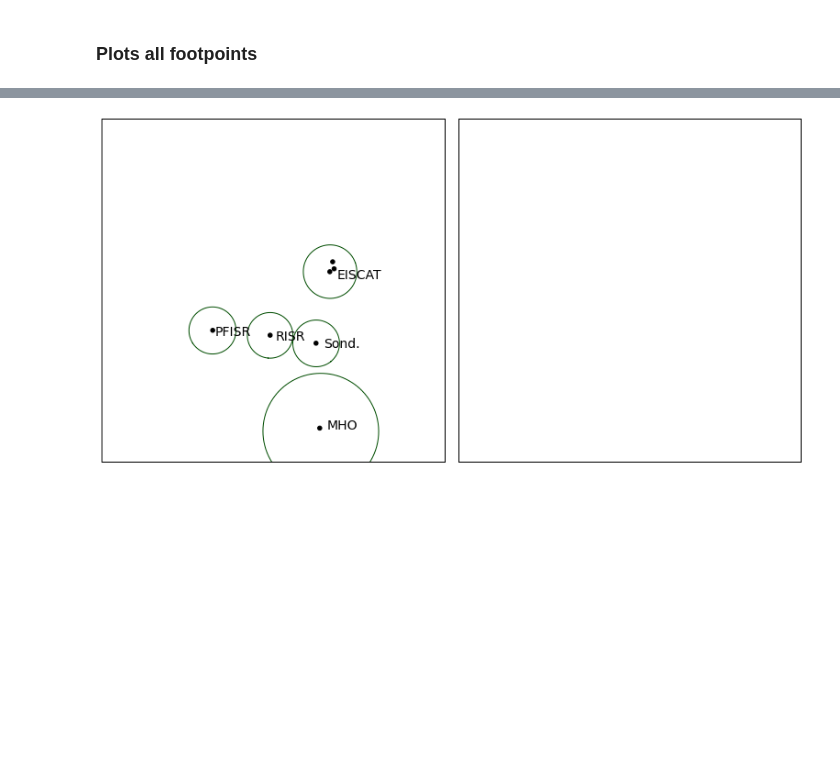
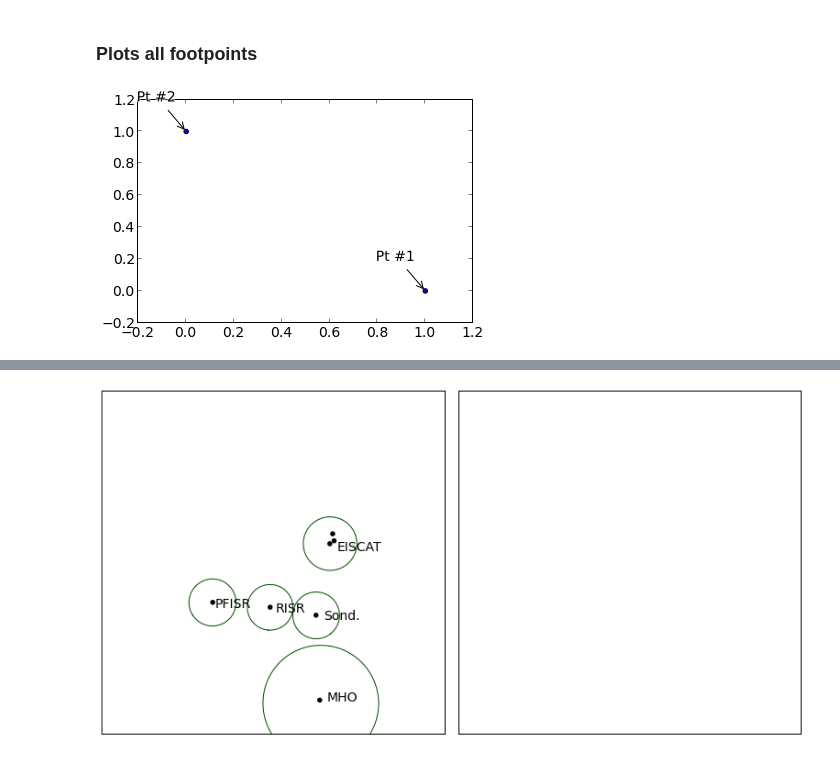
Before and after one commit to sdelarquier/code, a Jupyter notebook: notebooks/RBSP_plot.ipynb, the cells around one changed output, grey strips where cells are left out. Cells and saved outputs as stored; diff of their text form; code cells hidden in the pictures; blank space fills up the shorter version.

```diff
--- a/notebooks/RBSP_plot.ipynb
+++ b/notebooks/RBSP_plot.ipynb
@@ -226,6 +231,13 @@ def textHighlighted(xy, text, ax=None, zorder=None, color='k', fontsize=None):
 
     if not ax: ax = gca()
     ax.add_artist(ab)
+# %%
+scatter(1,0)
+textHighlighted((1,0), 'Pt #1')
+scatter(0,1)
+textHighlighted((0,1), 'Pt #2')
+# %% [output]
+[figure, added]
 # %%
 from mpl_toolkits.basemap import Basemap
 fig = figure(figsize=(11,6.5))
```
Also changed, not shown: parts of 3 cells of this notebook, 44 other files.
